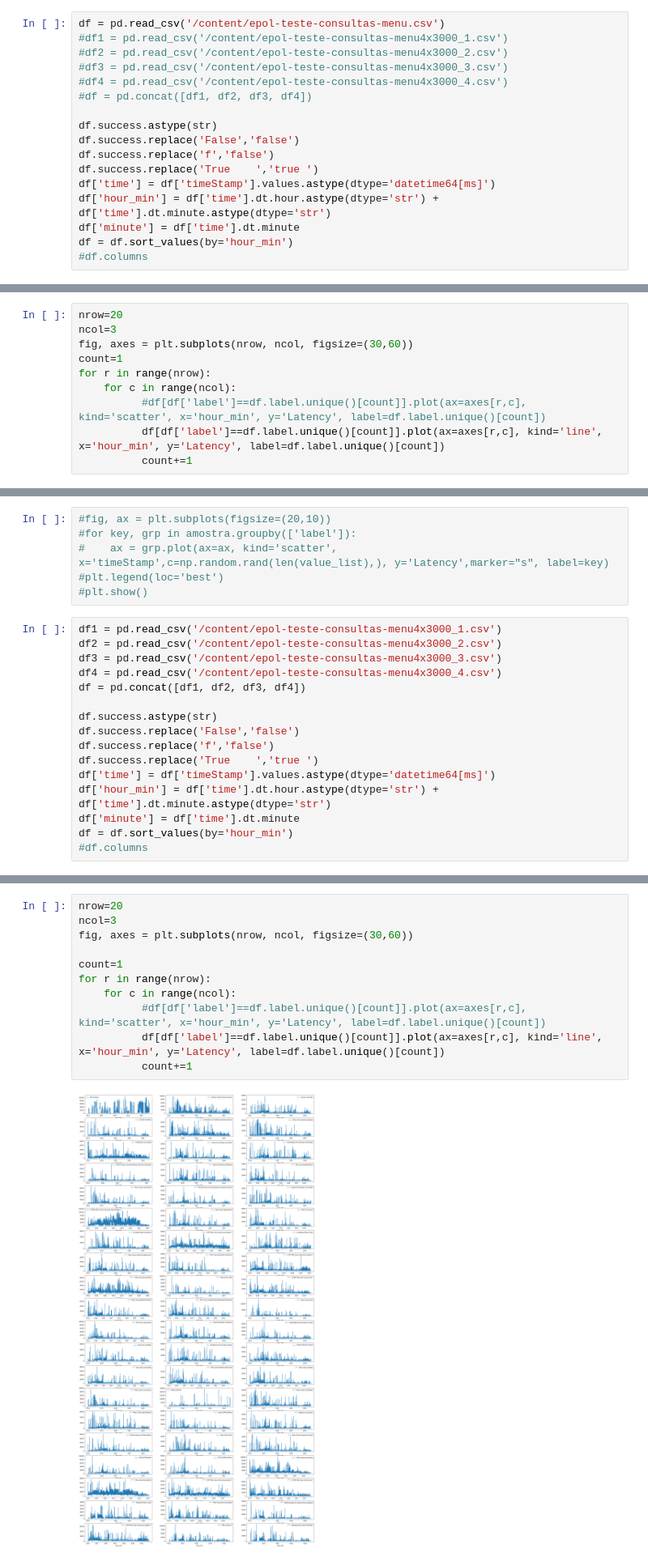
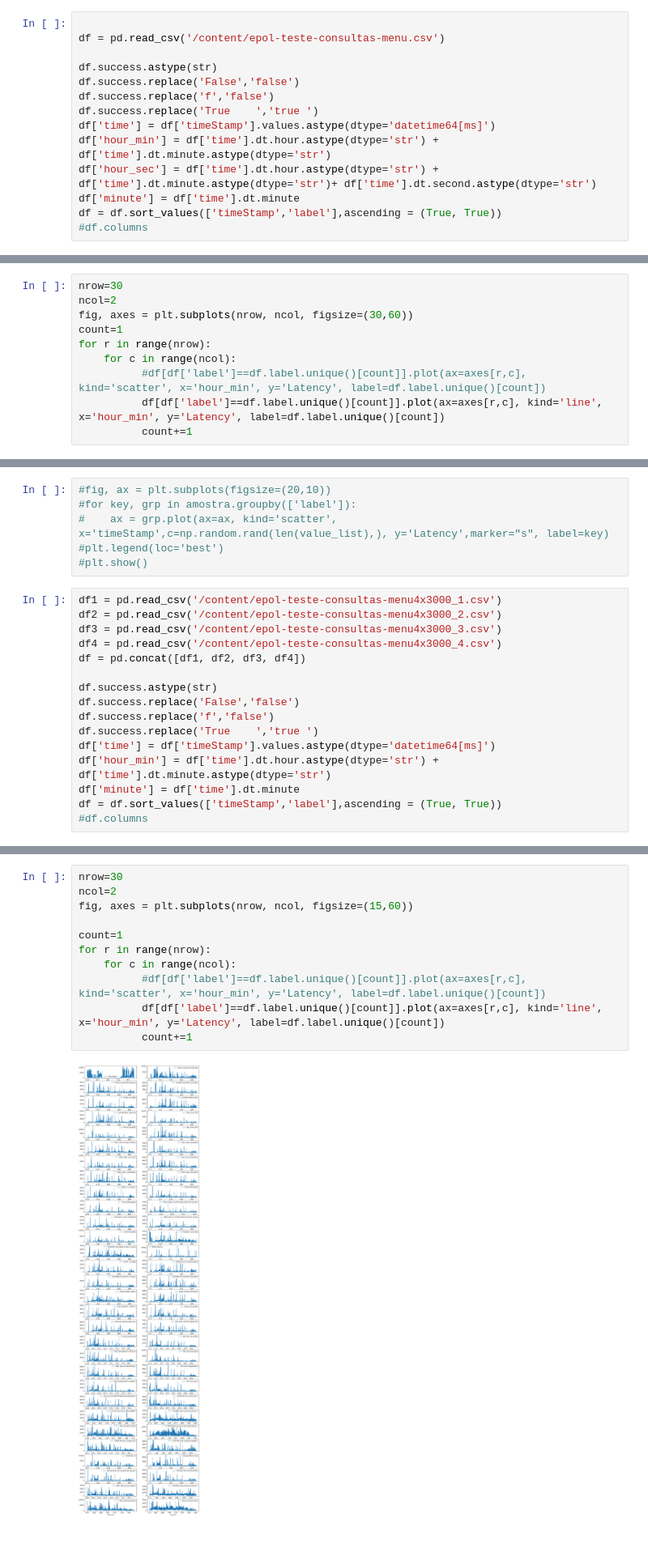
Before and after one commit to girotodenis/python, a Jupyter notebook: RelatorioTesteCarga.ipynb, the cells around one changed output, grey strips where cells are left out. Shown at 81% size. Saved outputs shown, nothing was run; the diff lists cells and outputs as text; blank space fills up the shorter version.

```diff
--- a/RelatorioTesteCarga.ipynb
+++ b/RelatorioTesteCarga.ipynb
@@ -16,10 +42,6 @@ py.init_notebook_mode(connected=False)
 # %%
+
 df = pd.read_csv('/content/epol-teste-consultas-menu.csv')
-#df1 = pd.read_csv('/content/epol-teste-consultas-menu4x3000_1.csv')
-#df2 = pd.read_csv('/content/epol-teste-consultas-menu4x3000_2.csv')
-#df3 = pd.read_csv('/content/epol-teste-consultas-menu4x3000_3.csv')
-#df4 = pd.read_csv('/content/epol-teste-consultas-menu4x3000_4.csv')
-#df = pd.concat([df1, df2, df3, df4])
 
 df.success.astype(str)
 df.success.replace('False','false')
@@ -27,6 +49,7 @@ df.success.replace('f','false')
 df.success.replace('True	','true	')
 df['time'] = df['timeStamp'].values.astype(dtype='datetime64[ms]')
 df['hour_min'] = df['time'].dt.hour.astype(dtype='str') + df['time'].dt.minute.astype(dtype='str')
+df['hour_sec'] = df['time'].dt.hour.astype(dtype='str') + df['time'].dt.minute.astype(dtype='str')+ df['time'].dt.second.astype(dtype='str')
 df['minute'] = df['time'].dt.minute
-df = df.sort_values(by='hour_min')
+df = df.sort_values(['timeStamp','label'],ascending = (True, True))
 #df.columns
@@ -59,6 +102,6 @@ plt.show()
 # %%
-nrow=20
-ncol=3
+nrow=30
+ncol=2
 fig, axes = plt.subplots(nrow, ncol, figsize=(30,60))
 count=1
 for r in range(nrow):
@@ -88,5 +131,5 @@ df.success.replace('True	','true	')
 df['time'] = df['timeStamp'].values.astype(dtype='datetime64[ms]')
 df['hour_min'] = df['time'].dt.hour.astype(dtype='str') + df['time'].dt.minute.astype(dtype='str')
 df['minute'] = df['time'].dt.minute
-df = df.sort_values(by='hour_min')
+df = df.sort_values(['timeStamp','label'],ascending = (True, True))
 #df.columns
@@ -124,15 +155,15 @@ plt.show()
 # %% [output]
 [figure]
 # %%
-nrow=20
-ncol=3
-fig, axes = plt.subplots(nrow, ncol, figsize=(30,60))
+nrow=30
+ncol=2
+fig, axes = plt.subplots(nrow, ncol, figsize=(15,60))
 
 count=1
 for r in range(nrow):
     for c in range(ncol):
           #df[df['label']==df.label.unique()[count]].plot(ax=axes[r,c], kind='scatter', x='hour_min', y='Latency', label=df.label.unique()[count])
           df[df['label']==df.label.unique()[count]].plot(ax=axes[r,c], kind='line', x='hour_min', y='Latency', label=df.label.unique()[count])
           count+=1
 # %% [output]
-[figure, old version]
+[figure, new version]
```
Also changed, not shown: parts of 16 cells of this notebook.
